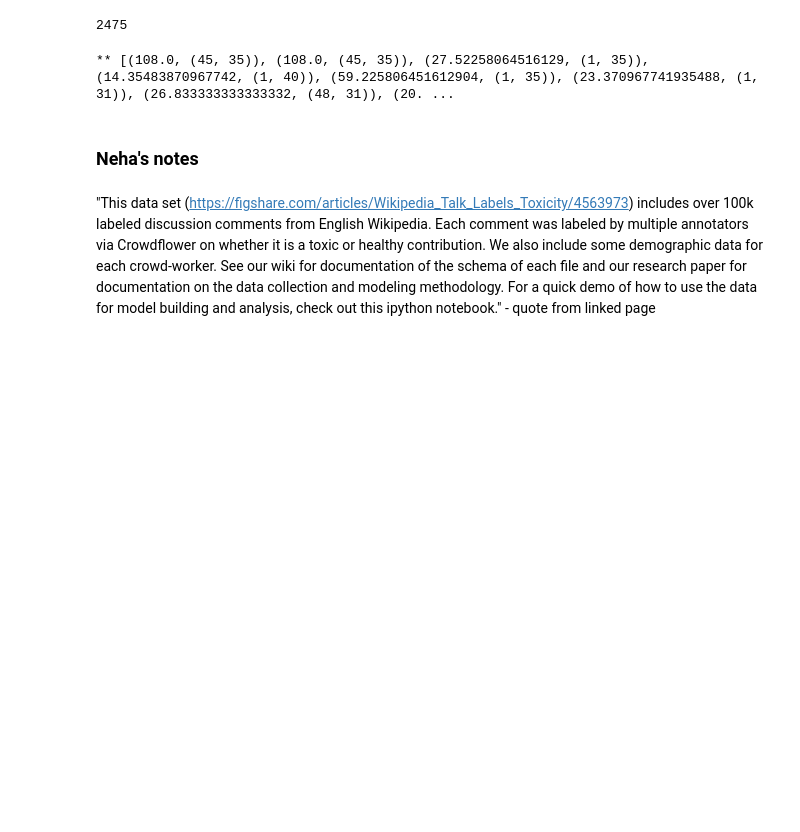
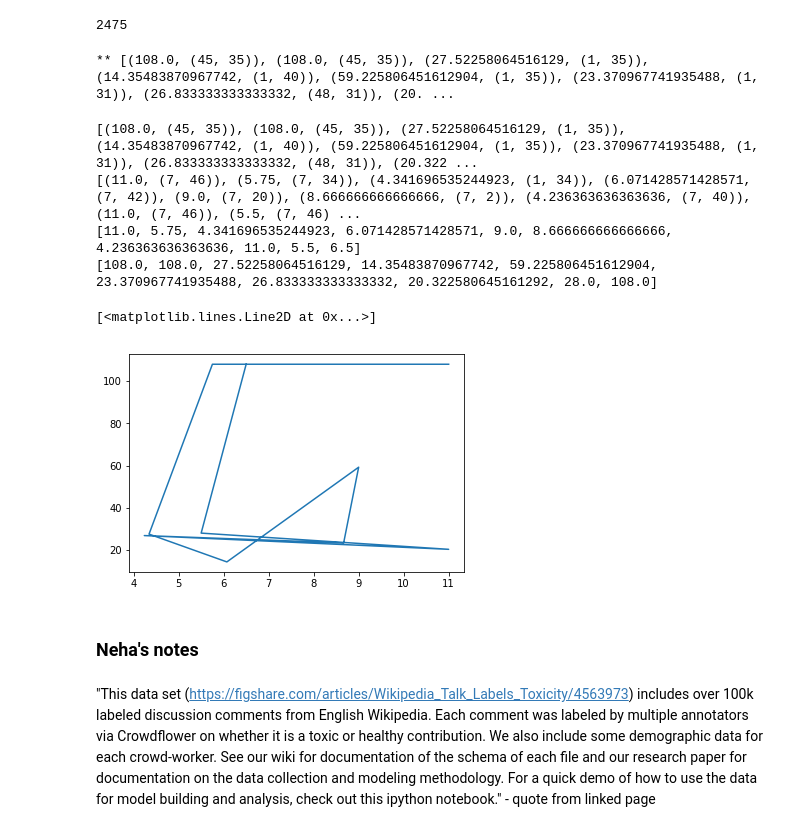
Before and after one commit to nehargupta/cs590_privacy_fairness, a Jupyter notebook: data.ipynb, the cells around one changed output. Saved outputs shown, nothing was run; the diff lists cells and outputs as text; code cells hidden in the pictures; blank space fills up the shorter version.

Commit message:
added a graph
that looks like nothing

```diff
--- a/data.ipynb
+++ b/data.ipynb
@@ -323,5 +329,26 @@ print("**", test_data_dis)
 # %% [output]
 ** [(108.0, (45, 35)), (108.0, (45, 35)), (27.52258064516129, (1, 35)), (14.35483870967742, (1, 40)), (59.225806451612904, (1, 35)), (23.370967741935488, (1, 31)), (26.833333333333332, (48, 31)), (20. ...
+# %%
+# SO THATS IT
+# compare test_data_dis and training_data_dis for all 10 perturbation differences.
+
+print(test_data_dis)
+print(training_data_dis)
+
+training_xs = [item[0] for item in training_data_dis]
+test_ys = [item[0] for item in test_data_dis]
+
+print(training_xs)
+print(test_ys)
+
+plt.plot(training_xs, test_ys)
+# %% [output]
+[(108.0, (45, 35)), (108.0, (45, 35)), (27.52258064516129, (1, 35)), (14.35483870967742, (1, 40)), (59.225806451612904, (1, 35)), (23.370967741935488, (1, 31)), (26.833333333333332, (48, 31)), (20.322 ...
+[(11.0, (7, 46)), (5.75, (7, 34)), (4.341696535244923, (1, 34)), (6.071428571428571, (7, 42)), (9.0, (7, 20)), (8.666666666666666, (7, 2)), (4.236363636363636, (7, 40)), (11.0, (7, 46)), (5.5, (7, 46) ...
+[11.0, 5.75, 4.341696535244923, 6.071428571428571, 9.0, 8.666666666666666, 4.236363636363636, 11.0, 5.5, 6.5]
+[108.0, 108.0, 27.52258064516129, 14.35483870967742, 59.225806451612904, 23.370967741935488, 26.833333333333332, 20.322580645161292, 28.0, 108.0]
+[<matplotlib.lines.Line2D at 0x...>]
+[figure, added]
 # %% [markdown]
 ### Neha's notes
 # %% [markdown]
```
Also changed, not shown: parts of 3 cells of this notebook.
